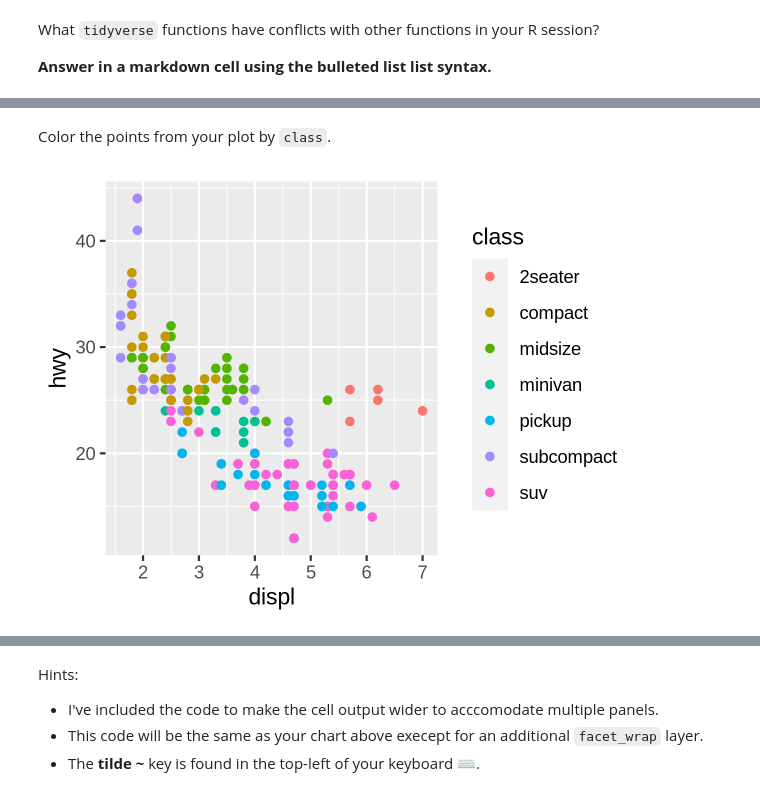
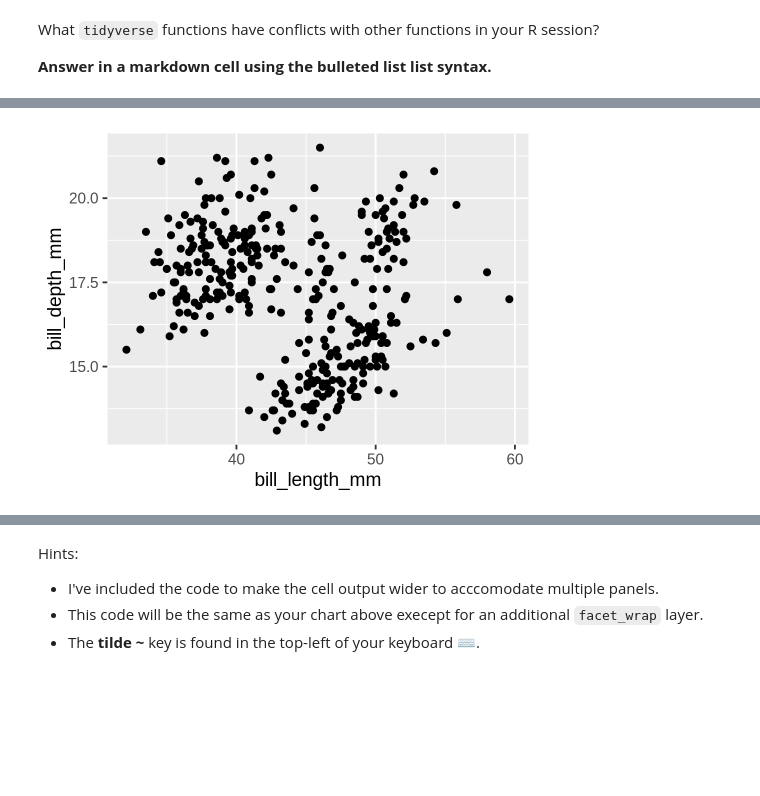
Before and after one commit to ygz0224/BIOS512_Assignments, a Jupyter notebook: 01_BIOS512_assignment.ipynb, the cells around one changed output, grey strips where cells are left out. Drawn from its saved outputs; the diff is of its cells as text; code cells hidden in the pictures; blank space fills up the shorter version.

```diff
--- a/01_BIOS512_assignment.ipynb
+++ b/01_BIOS512_assignment.ipynb
@@ -54,8 +50,4 @@ p
-# %% [markdown]
-Color the points from your plot by `class`.
-# %%
-p <- ggplot(mpg,aes(displ,hwy,color=class))+
-    geom_point()
-p
-# %% [output]
-[figure, removed]
+# %%
+ggplot(penguins, aes(bill_length_mm, bill_depth_mm))+
+geom_point()
+# %% [output]
@@ -61,0 +56 @@ p
+[figure, added]
```
Also changed, not shown: parts of 12 cells of this notebook.
